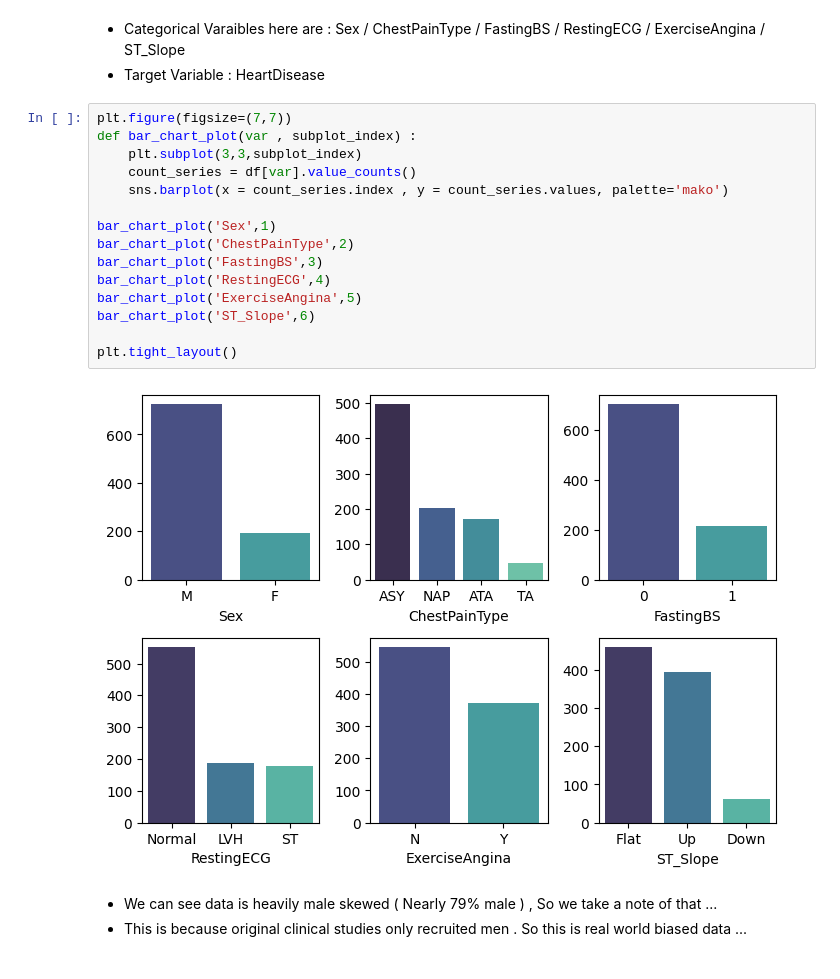
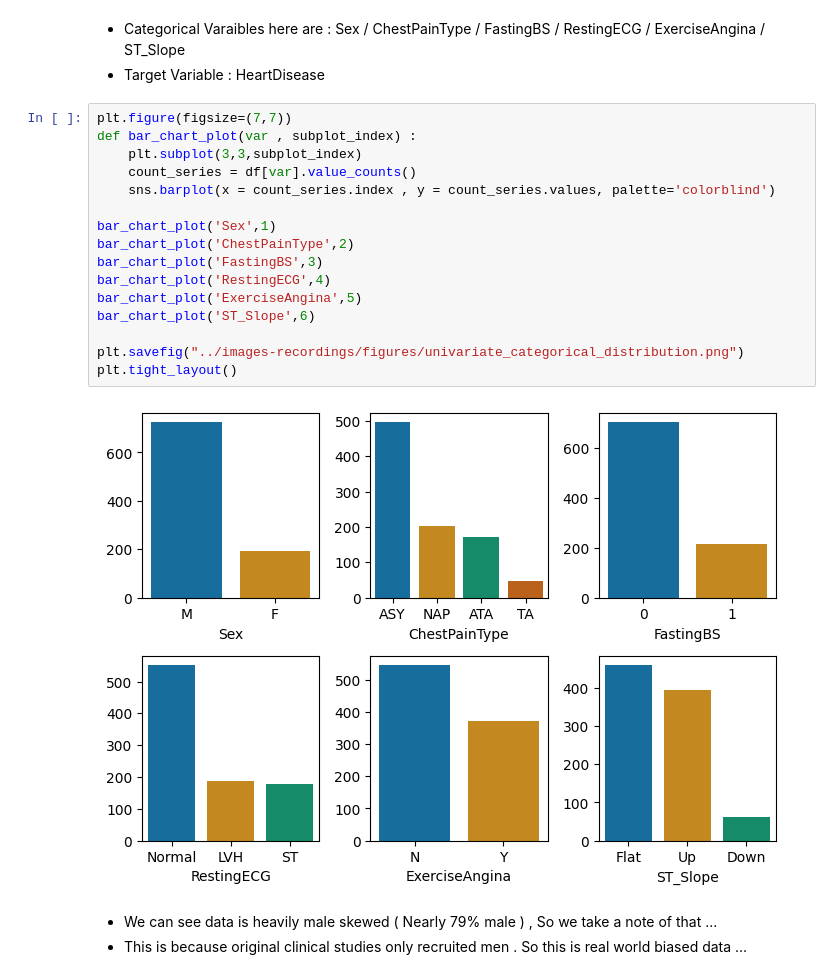
Before and after one commit to Tanish-30-08-2006/Heart-Disease-Prediction, a Jupyter notebook: notebooks/01_Exploratory._Data_Analysis_EDA.ipynb, the cells around one changed output. Drawn from its saved outputs; the diff is of its cells as text.

```diff
--- a/notebooks/01_Exploratory._Data_Analysis_EDA.ipynb
+++ b/notebooks/01_Exploratory._Data_Analysis_EDA.ipynb
@@ -303,20 +308,21 @@ Index(['Age', 'Sex', 'ChestPainType', 'RestingBP', 'Cholesterol', 'FastingBS',
 # %%
 plt.figure(figsize=(7,7))
 def bar_chart_plot(var , subplot_index) :
     plt.subplot(3,3,subplot_index)
     count_series = df[var].value_counts()
-    sns.barplot(x = count_series.index , y = count_series.values, palette='mako')
+    sns.barplot(x = count_series.index , y = count_series.values, palette='colorblind')
 
 bar_chart_plot('Sex',1)
 bar_chart_plot('ChestPainType',2)
 bar_chart_plot('FastingBS',3)
 bar_chart_plot('RestingECG',4)
 bar_chart_plot('ExerciseAngina',5)
 bar_chart_plot('ST_Slope',6)
 
+plt.savefig("../images-recordings/figures/univariate_categorical_distribution.png")
 plt.tight_layout()
 # %% [output]
-[figure, old version]
+[figure, new version]
 # %% [markdown]
 - We can see data is heavily male skewed ( Nearly 79% male ) , So we take a note of that ...
 - This is because original clinical studies only recruited men . So this is real world biased data ...
```
Also changed, not shown: parts of 5 cells of this notebook.
